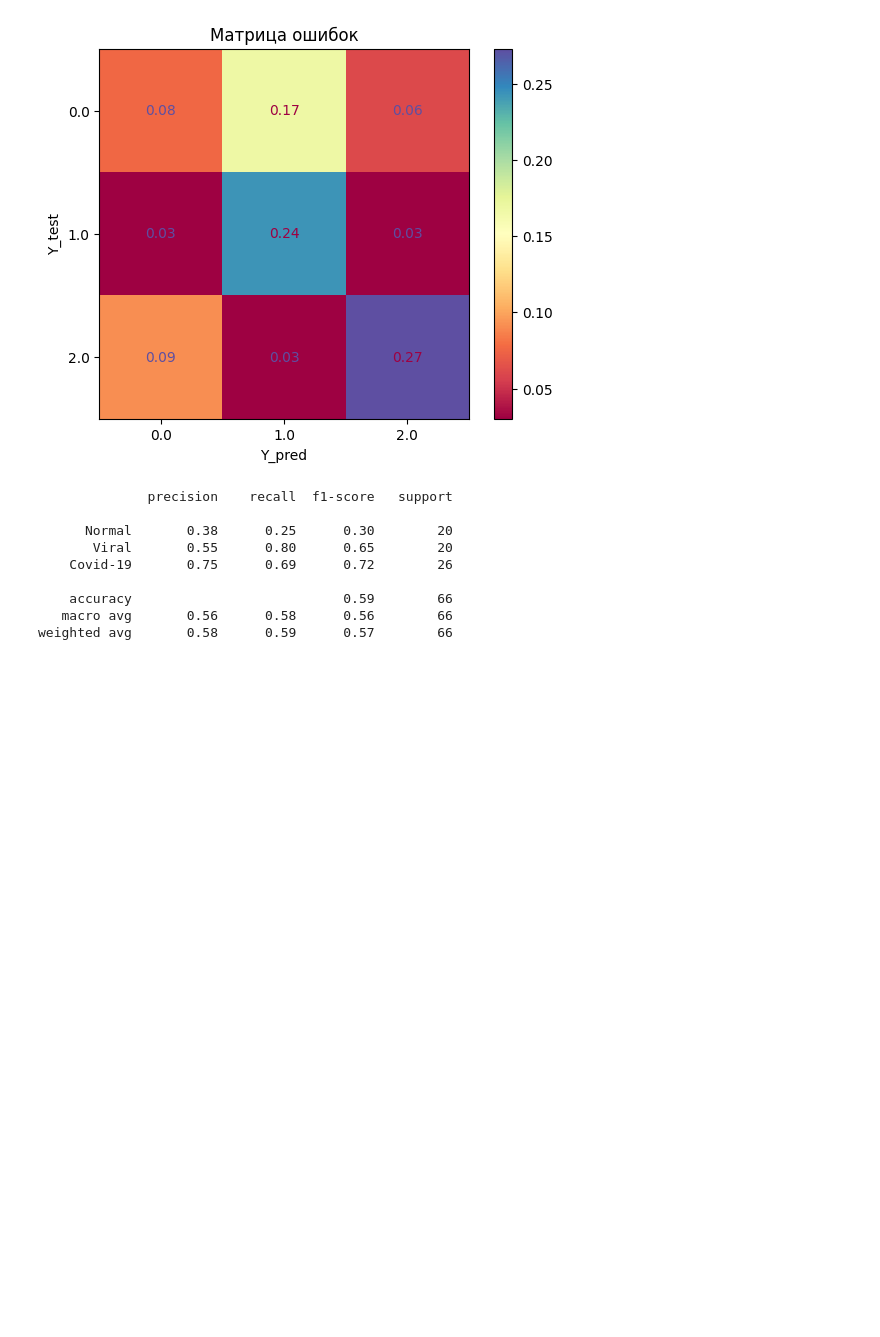
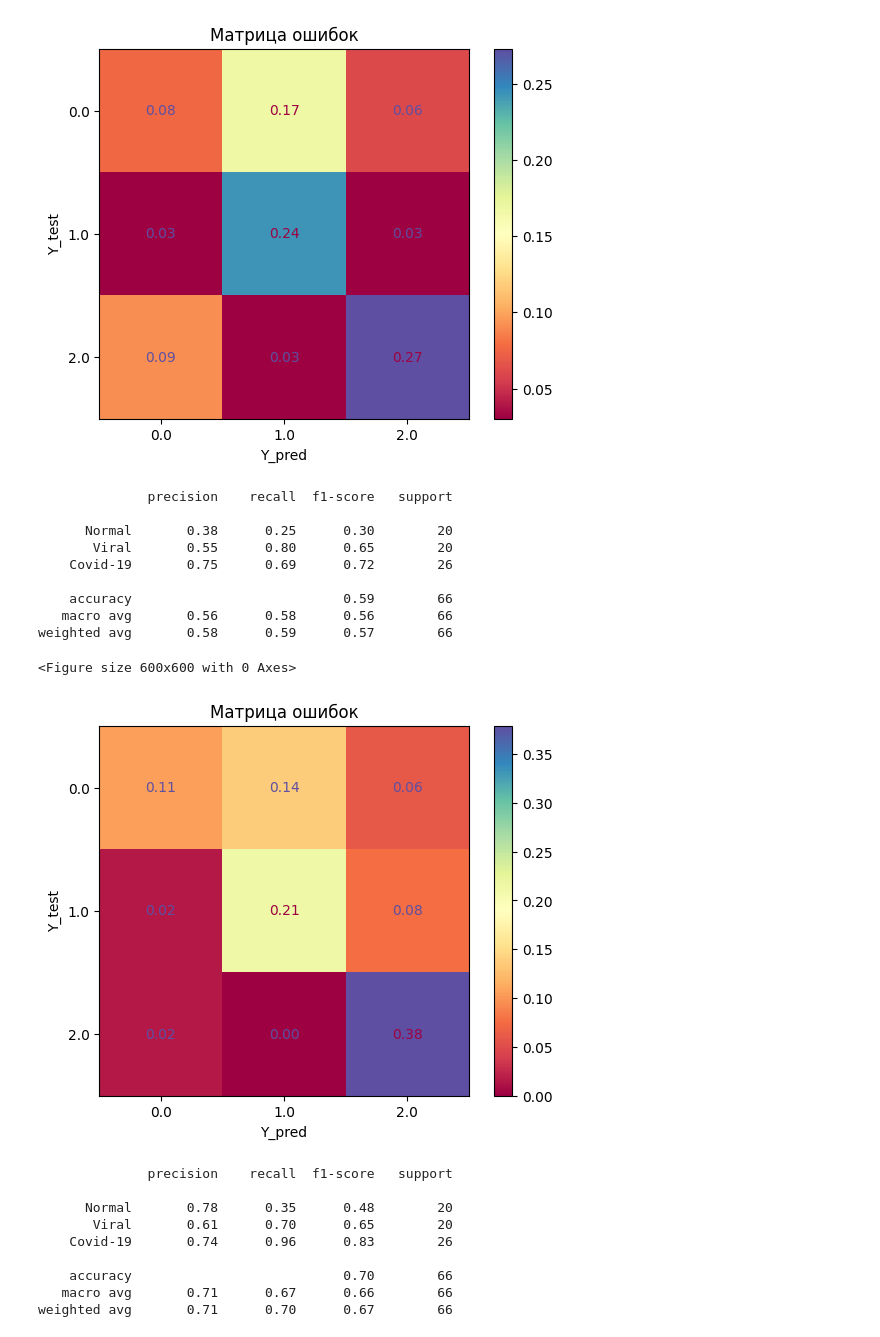
Before and after one commit to avkolchin1995/COVID-19-detection-ML-DL, a Jupyter notebook: COVID-19-detection-ML-DL.ipynb, the cells around one changed output. Drawn from its saved outputs; the diff is of its cells as text; code cells hidden in the pictures; blank space fills up the shorter version.

```diff
--- a/COVID-19-detection-ML-DL.ipynb
+++ b/COVID-19-detection-ML-DL.ipynb
@@ -184,3 +183,33 @@ print(classification_report(y_test,y_pred, target_names=['Normal','Viral','Covid
     accuracy                           0.59        66
    macro avg       0.56      0.58      0.56        66
 weighted avg       0.58      0.59      0.57        66
+# %%
+# Обучение и проверка модели на основе RandomForestTree
+model_RFT = RandomForestClassifier(random_state=18) # инициализация модели на основе RandomForestTree
+model_RFT.fit(X_train, y_train) # обучение модели
+y_pred = model_RFT.predict(X_test) # тестирование модели
+cm_model_RFT = confusion_matrix(y_test,y_pred, normalize='all') # матрица ошибок
+#
+#Визуализация матрицы ошибок
+plt.figure(figsize=(6,6))
+graph = ConfusionMatrixDisplay(confusion_matrix=cm_model_RFT, display_labels=model_RFT.classes_)
+graph.plot(cmap='Spectral', values_format='.2f')
+plt.xlabel('Y_pred')
+plt.ylabel('Y_test')
+plt.title('Матрица ошибок')
+plt.show()
+#
+# Отчет по классификации
+print(classification_report(y_test,y_pred, target_names=['Normal','Viral','Covid-19']))
+# %% [output]
+<Figure size 600x600 with 0 Axes>
+[figure, added]
+              precision    recall  f1-score   support
+
+      Normal       0.78      0.35      0.48        20
+       Viral       0.61      0.70      0.65        20
+    Covid-19       0.74      0.96      0.83        26
+
+    accuracy                           0.70        66
+   macro avg       0.71      0.67      0.66        66
+weighted avg       0.71      0.70      0.67        66
```
Also changed, not shown: parts of 2 cells of this notebook.
